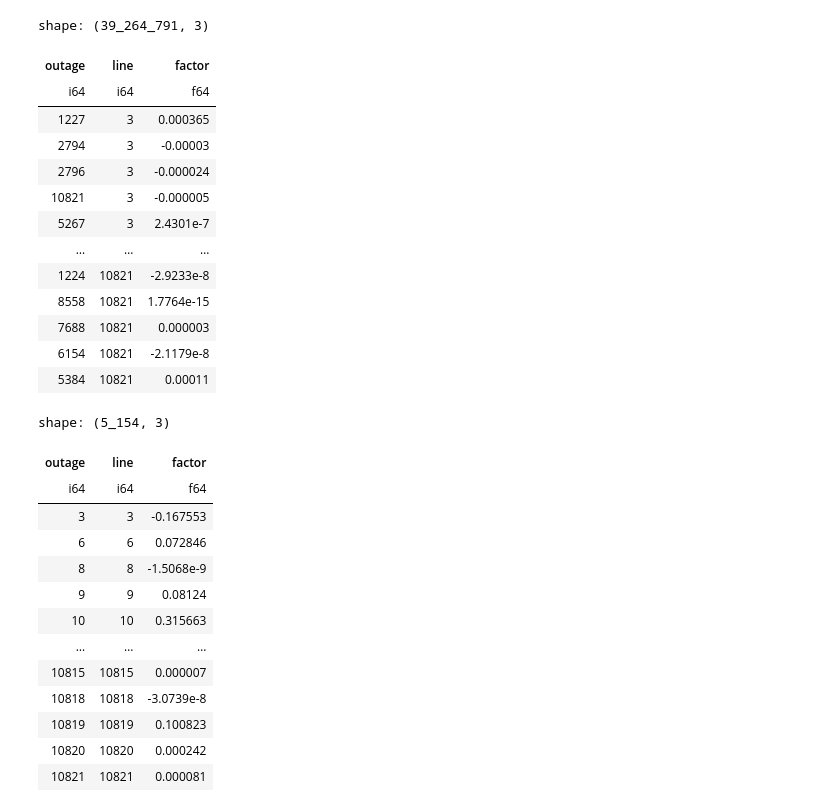
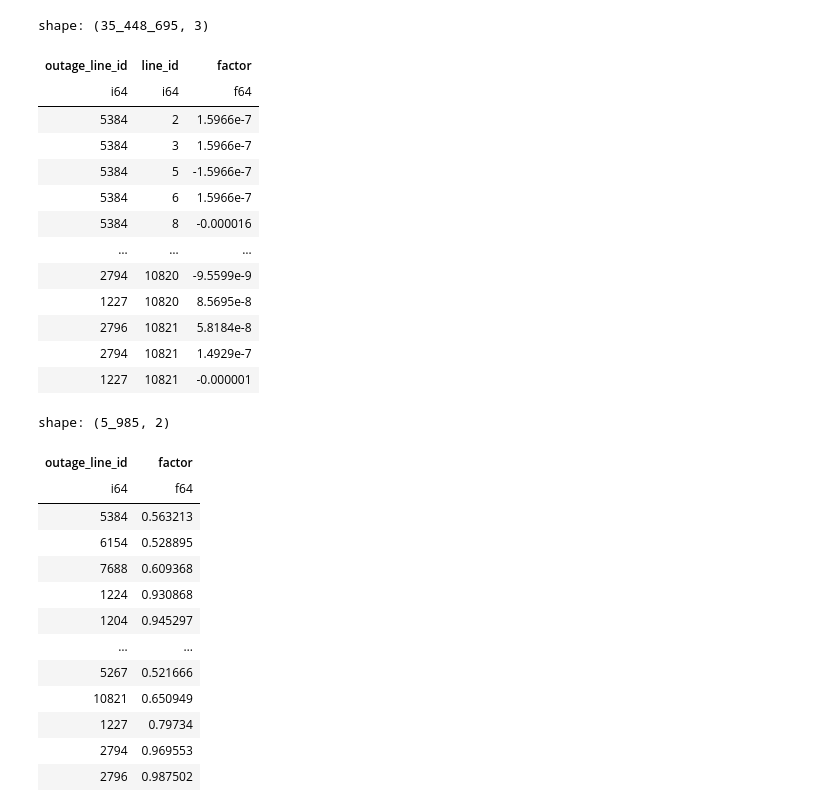
Before and after one commit to Bravos-Power/pyoframe, a Jupyter notebook: benchmarks/src/energy_planning/scripts/compute_branch_outage_dist_facts.ipynb, the cells around one changed output. Drawn from its saved outputs; the diff is of its cells as text; code cells hidden in the pictures.

Commit message:
Fix branch outage tests

```diff
--- a/benchmarks/src/energy_planning/scripts/compute_branch_outage_dist_facts.ipynb
+++ b/benchmarks/src/energy_planning/scripts/compute_branch_outage_dist_facts.ipynb
@@ -11,8 +11,9 @@ if "snakemake" not in globals():  # noqa: F821
     snakemake = mock_snakemake("compute_bodf")
 
 
-lines = pl.read_parquet(snakemake.input.lines)
-lines = lines.filter(~pl.col("is_leaf")).select("line_id", "from_bus", "to_bus")
+lines = pl.read_parquet(
+    snakemake.input.lines, columns=["line_id", "from_bus", "to_bus", "is_leaf"]
+)
 ptdf = pl.read_parquet(snakemake.input.ptdf)
-lines
+ptdf
 # %% [output]
@@ -32,0 +34,4 @@ shape: (6_177, 3)
+# %%
+# Step 1: Remove leaf lines because we can't have be a contingency
+lines = lines.filter(~pl.col("is_leaf")).drop("is_leaf")
+lines
@@ -33,53 +53,57 @@ shape: (6_177, 3)
 # %%
+# Step 2: Compute the difference in PTDF for every from and to bus.
 bptdf = (
-    lines.rename({"line_id": "outage"})
+    lines.rename({"line_id": "outage_line_id"})
     .join(
         ptdf.rename({"injection": "from_bus", "factor": "injection"}),
         on="from_bus",
     )
     .join(
         ptdf.rename({"injection": "to_bus", "factor": "withdrawal"}),
-        on=["to_bus", "line"],
+        on=["to_bus", "line_id"],
     )
     .select(
-        "outage",
-        "line",
+        "outage_line_id",
+        "line_id",
         factor=pl.col("injection") - pl.col("withdrawal"),
     )
 )
 bptdf
 # %% [output]
-shape: (39_264_791, 3)
+shape: (35_448_695, 3)
-| outage | line | factor |
+| outage_line_id | line_id | factor |
 | i64 | i64 | f64 |
-| 1227 | 3 | 0.000365 |
-| 2794 | 3 | -0.00003 |
-| 2796 | 3 | -0.000024 |
-| 10821 | 3 | -0.000005 |
-| 5267 | 3 | 2.4301e-7 |
+| 5384 | 2 | 1.5966e-7 |
+| 5384 | 3 | 1.5966e-7 |
+| 5384 | 5 | -1.5966e-7 |
+| 5384 | 6 | 1.5966e-7 |
+| 5384 | 8 | -0.000016 |
 | … | … | … |
-| 1224 | 10821 | -2.9233e-8 |
-| 8558 | 10821 | 1.7764e-15 |
-| 7688 | 10821 | 0.000003 |
-| 6154 | 10821 | -2.1179e-8 |
-| 5384 | 10821 | 0.00011 |
+| 2794 | 10820 | -9.5599e-9 |
+| 1227 | 10820 | 8.5695e-8 |
+| 2796 | 10821 | 5.8184e-8 |
+| 2794 | 10821 | 1.4929e-7 |
+| 1227 | 10821 | -0.000001 |
 # %%
-diagonal_entries = bptdf.filter(pl.col("outage") == pl.col("line"))
-offdiagonal_entries = bptdf.filter(pl.col("outage") != pl.col("line"))
+# Step 3: Separate diagonal and off-diagonal entries
+diagonal_entries = bptdf.filter(pl.col("outage_line_id") == pl.col("line_id")).drop(
+    "line_id"
+)
+offdiagonal_entries = bptdf.filter(pl.col("outage_line_id") != pl.col("line_id"))
 diagonal_entries
 # %% [output]
-shape: (5_154, 3)
+shape: (5_985, 2)
-| outage | line | factor |
-| i64 | i64 | f64 |
-| 3 | 3 | -0.167553 |
-| 6 | 6 | 0.072846 |
-| 8 | 8 | -1.5068e-9 |
-| 9 | 9 | 0.08124 |
-| 10 | 10 | 0.315663 |
-| … | … | … |
-| 10815 | 10815 | 0.000007 |
-| 10818 | 10818 | -3.0739e-8 |
-| 10819 | 10819 | 0.100823 |
-| 10820 | 10820 | 0.000242 |
-| 10821 | 10821 | 0.000081 |
+| outage_line_id | factor |
+| i64 | f64 |
+| 5384 | 0.563213 |
+| 6154 | 0.528895 |
+| 7688 | 0.609368 |
+| 1224 | 0.930868 |
+| 1204 | 0.945297 |
+| … | … |
+| 5267 | 0.521666 |
+| 10821 | 0.650949 |
+| 1227 | 0.79734 |
+| 2794 | 0.969553 |
+| 2796 | 0.987502 |
 # %%
```
Also changed, not shown: parts of 5 cells of this notebook, 3 other files.
